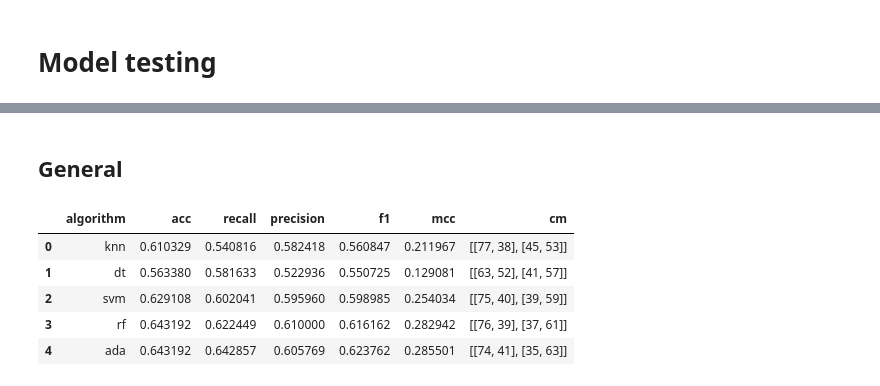
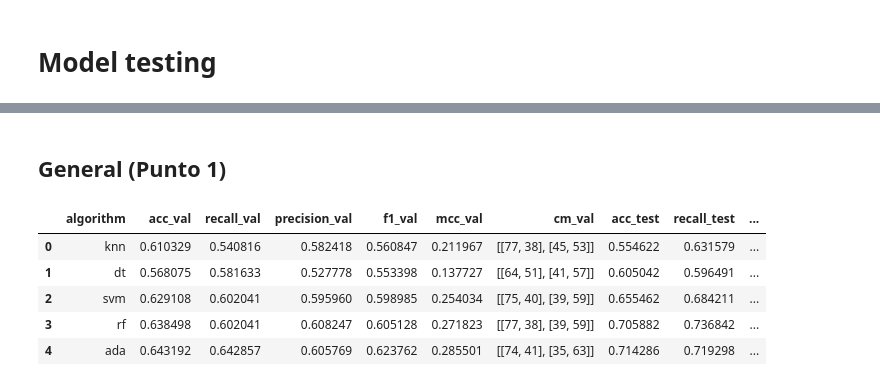
Before and after one commit to diegfernv/breast-cancer-classification, a Jupyter notebook: 6-Data-Split.ipynb, the cells around one changed output, grey strips where cells are left out. Saved outputs shown, nothing was run; the diff lists cells and outputs as text; code cells hidden in the pictures.

```diff
--- a/6-Data-Split.ipynb
+++ b/6-Data-Split.ipynb
@@ -127,2 +443,2 @@ plt.show()
 # %% [markdown]
-## General
+## General (Punto 1)
@@ -152,13 +489,15 @@ class Models():
 
         return predictions
 
+    def cross_validate_model(self, name, model, X, y, cv):
+        return [ name, cross_val_score(model, X, y, cv=cv).mean()]
+
     def cross_validate(self, X, y, cv):
-        return pd.DataFrame(
-            [[self.scaler,
-             self.algorithm,
-             cross_val_score(self.model_instance, X, y, cv=cv).mean()
-            ]], columns=["scaler", "algorithm", "cv"]
-        )
+        score_list = []
+        for name, model in self.algorithms:
+            score_list.append(self.cross_validate_model(name, model, X, y, cv))
+
+        return pd.DataFrame(score_list, columns=["algorithm", "score"])
 
     def cv_predict(self, X, y, cv):
         self.predictions = cross_val_predict(self.model_instance, X, y, cv=cv)
@@ -177,14 +516,38 @@ class Models():
             export_list.append((name, acc_value, recall_value, precision_value, f1_value, mcc_value, cm))
 
         return pd.DataFrame(export_list, columns=["algorithm", "acc", "recall", "precision", "f1", "mcc", "cm"])
+# %%
+model_instance = Models()
+model_instance.train_all(X_clinical_train, y_train)
+metrics_val = model_instance.get_metrics(X_clinical_val, y_val)
+metrics_test = model_instance.get_metrics(X_clinical_test, y_test)
+metrics = pd.merge(metrics_val, metrics_test, on="algorithm", suffixes=('_val', '_test'))
+metrics
 # %%
+# No usar
+seeds = [42, 255, 1024, 2048, 4096, 8192, 16384, 32768, 65536, 131072]
+metrics = pd.DataFrame(columns=["seed", "algorithm", "acc_val", "recall_val", "precision_val", "f1_val", "mcc_val", "cm_val", "acc_test", "recall_test", "precision_test", "f1_test", "mcc_test", "cm_test"])
+for seed in seeds:
+    datasets = Datasets(seed)
+    print(f"running {name}")
+    model_instance = Models()
+    model_instance.train_all(X_train, y_train)
+    metrics_val = model_instance.get_metrics(X_val, y_val)
+    metrics_test = model_instance.get_metrics(X_test, y_test)
+    metrics_val_test = pd.merge(metrics_val, metrics_test, on="algorithm", suffixes=('_val', '_test'))
+    metrics = pd.merge(metrics, metrics_val_test, on="algorithm", suffixes=('_val', '_test'))
+metrics
+
 model_instance = Models()
 model_instance.train_all(X_clinical_train, y_train)
-model_instance.get_metrics(X_clinical_val, y_val)
+metrics_val = model_instance.get_metrics(X_clinical_val, y_val)
+metrics_test = model_instance.get_metrics(X_clinical_test, y_test)
+metrics = pd.merge(metrics_val, metrics_test, on="algorithm", suffixes=('_val', '_test'))
+metrics
 # %% [output]
-|  | algorithm | acc | recall | precision | f1 | mcc | cm |
-| 0 | knn | 0.610329 | 0.540816 | 0.582418 | 0.560847 | 0.211967 | [[77, 38], [45, 53]] |
-| 1 | dt | 0.563380 | 0.581633 | 0.522936 | 0.550725 | 0.129081 | [[63, 52], [41, 57]] |
-| 2 | svm | 0.629108 | 0.602041 | 0.595960 | 0.598985 | 0.254034 | [[75, 40], [39, 59]] |
-| 3 | rf | 0.643192 | 0.622449 | 0.610000 | 0.616162 | 0.282942 | [[76, 39], [37, 61]] |
-| 4 | ada | 0.643192 | 0.642857 | 0.605769 | 0.623762 | 0.285501 | [[74, 41], [35, 63]] |
+|  | algorithm | acc_val | recall_val | precision_val | f1_val | mcc_val | cm_val | acc_test | recall_test | ... |
+| 0 | knn | 0.610329 | 0.540816 | 0.582418 | 0.560847 | 0.211967 | [[77, 38], [45, 53]] | 0.554622 | 0.631579 | ... |
+| 1 | dt | 0.568075 | 0.581633 | 0.527778 | 0.553398 | 0.137727 | [[64, 51], [41, 57]] | 0.605042 | 0.596491 | ... |
+| 2 | svm | 0.629108 | 0.602041 | 0.595960 | 0.598985 | 0.254034 | [[75, 40], [39, 59]] | 0.655462 | 0.684211 | ... |
+| 3 | rf | 0.638498 | 0.602041 | 0.608247 | 0.605128 | 0.271823 | [[77, 38], [39, 59]] | 0.705882 | 0.736842 | ... |
+| 4 | ada | 0.643192 | 0.642857 | 0.605769 | 0.623762 | 0.285501 | [[74, 41], [35, 63]] | 0.714286 | 0.719298 | ... |
```
Also changed, not shown: parts of 33 cells of this notebook.
